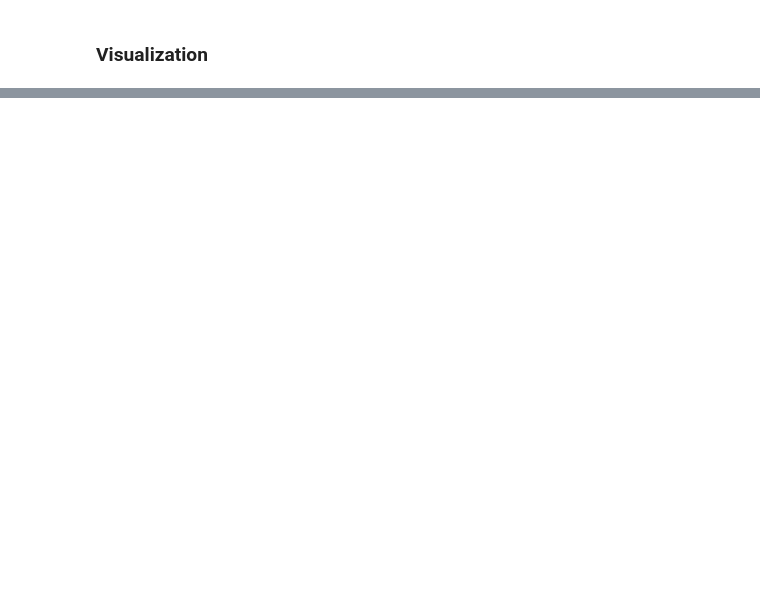
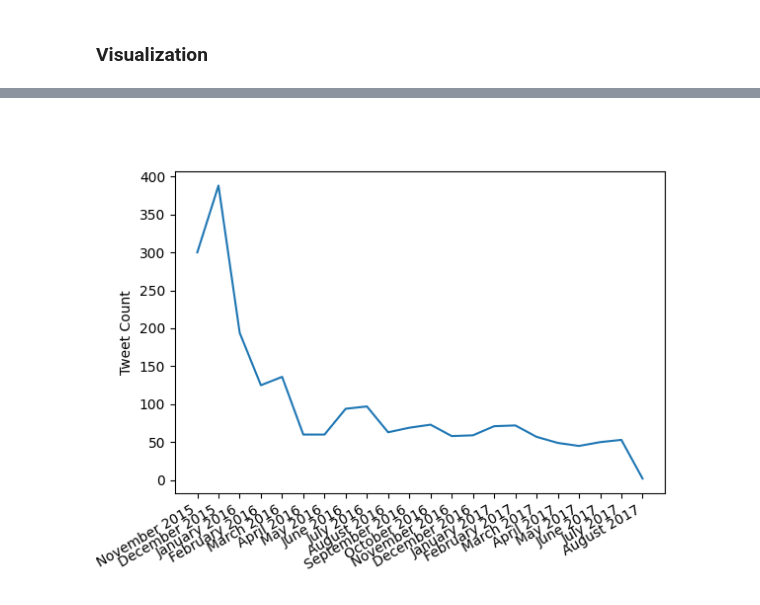
Before and after one commit to nadavoved/dog_data_wrangling, a Jupyter notebook: wrangle_act.ipynb, the cells around one changed output, grey strips where cells are left out. Drawn from its saved outputs; the diff is of its cells as text; code cells hidden in the pictures; blank space fills up the shorter version.

```diff
--- a/wrangle_act.ipynb
+++ b/wrangle_act.ipynb
@@ -784,0 +828,11 @@ In this section, analyze and visualize your wrangled data. You must produce at l
+# %%
+temp = master_df['timestamp'][master_df['is_original']]
+time_ser = pd.Series(data=(temp.dt.month_name().astype('string') + ' ' + temp.dt.year.astype('string')))
+data = time_ser.value_counts().sort_values(key=lambda item: pd.to_datetime(item.index))
+fig, ax = plt.subplots()
+fig.autofmt_xdate()
+ax.plot(data)
+ax.set_ylabel('Tweet Count')
+plt.show()
+# %% [output]
+[figure, added]
```
Also changed, not shown: parts of 23 cells of this notebook, 5 other files.
